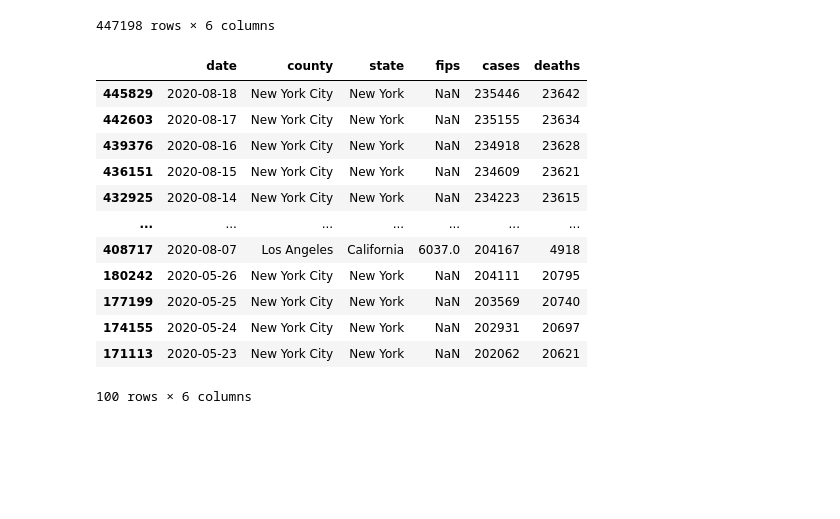
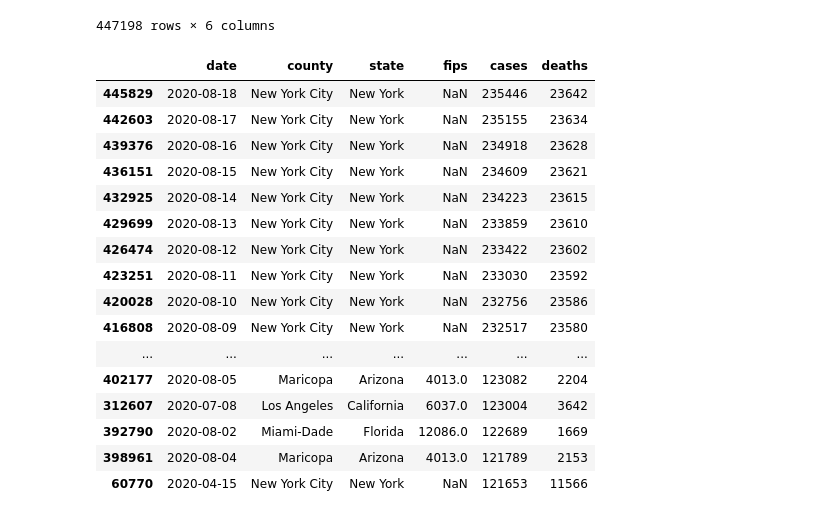
Before and after one commit to KimNguyenMai/CS612-Data-Visualization, a Jupyter notebook: TeamPaper/US-Covid-Numbers-By-Counties.ipynb, the cells around one changed output. Saved outputs shown, nothing was run; the diff lists cells and outputs as text; code cells hidden in the pictures; blank space fills up the shorter version.

Commit message:
TP update: sort to find 3 counties with most Covid-19 cases

```diff
--- a/TeamPaper/US-Covid-Numbers-By-Counties.ipynb
+++ b/TeamPaper/US-Covid-Numbers-By-Counties.ipynb
@@ -35,19 +35,23 @@ visual.sort_values(by=['cases'], ascending = False)
 | 109273 | 2020-05-02 | Unknown | Utah | NaN | 0 | 2 |
 447198 rows × 6 columns
 # %%
-#sort descending order based on Cases column, showing first 100 rows
-visual.nlargest(100,['cases'])
+#sort descending order based on Cases column, showing first 200 rows
+visual.nlargest(200,['cases'])
 # %% [output]
 |  | date | county | state | fips | cases | deaths |
 | 445829 | 2020-08-18 | New York City | New York | NaN | 235446 | 23642 |
 | 442603 | 2020-08-17 | New York City | New York | NaN | 235155 | 23634 |
 | 439376 | 2020-08-16 | New York City | New York | NaN | 234918 | 23628 |
 | 436151 | 2020-08-15 | New York City | New York | NaN | 234609 | 23621 |
 | 432925 | 2020-08-14 | New York City | New York | NaN | 234223 | 23615 |
+| 429699 | 2020-08-13 | New York City | New York | NaN | 233859 | 23610 |
+| 426474 | 2020-08-12 | New York City | New York | NaN | 233422 | 23602 |
+| 423251 | 2020-08-11 | New York City | New York | NaN | 233030 | 23592 |
+| 420028 | 2020-08-10 | New York City | New York | NaN | 232756 | 23586 |
+| 416808 | 2020-08-09 | New York City | New York | NaN | 232517 | 23580 |
 | ... | ... | ... | ... | ... | ... | ... |
-| 408717 | 2020-08-07 | Los Angeles | California | 6037.0 | 204167 | 4918 |
-| 180242 | 2020-05-26 | New York City | New York | NaN | 204111 | 20795 |
-| 177199 | 2020-05-25 | New York City | New York | NaN | 203569 | 20740 |
-| 174155 | 2020-05-24 | New York City | New York | NaN | 202931 | 20697 |
-| 171113 | 2020-05-23 | New York City | New York | NaN | 202062 | 20621 |
+| 402177 | 2020-08-05 | Maricopa | Arizona | 4013.0 | 123082 | 2204 |
+| 312607 | 2020-07-08 | Los Angeles | California | 6037.0 | 123004 | 3642 |
+| 392790 | 2020-08-02 | Miami-Dade | Florida | 12086.0 | 122689 | 1669 |
+| 398961 | 2020-08-04 | Maricopa | Arizona | 4013.0 | 121789 | 2153 |
+| 60770 | 2020-04-15 | New York City | New York | NaN | 121653 | 11566 |
-100 rows × 6 columns
```
